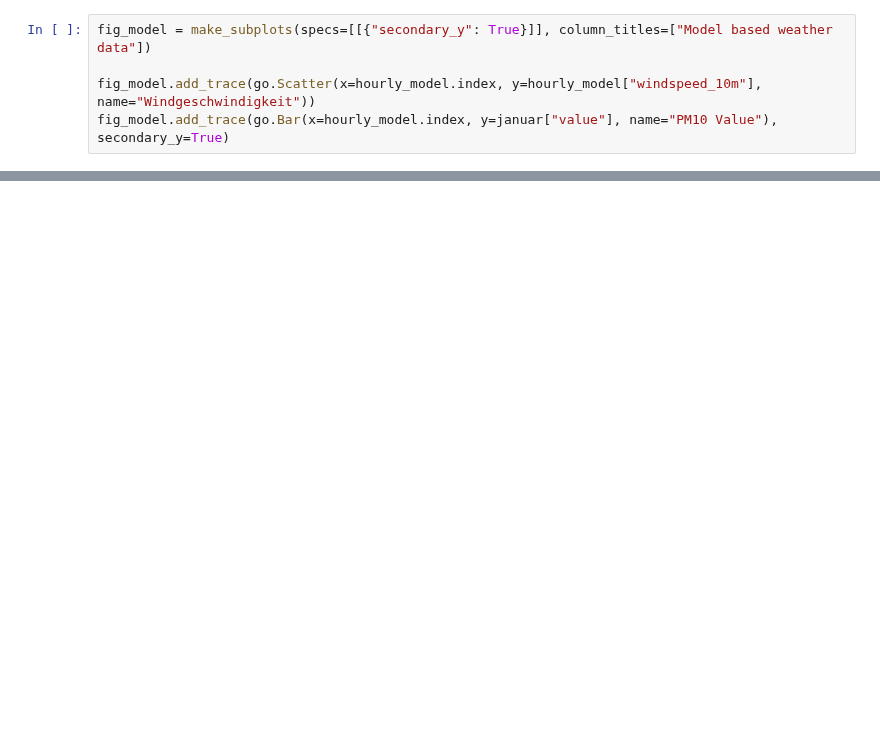
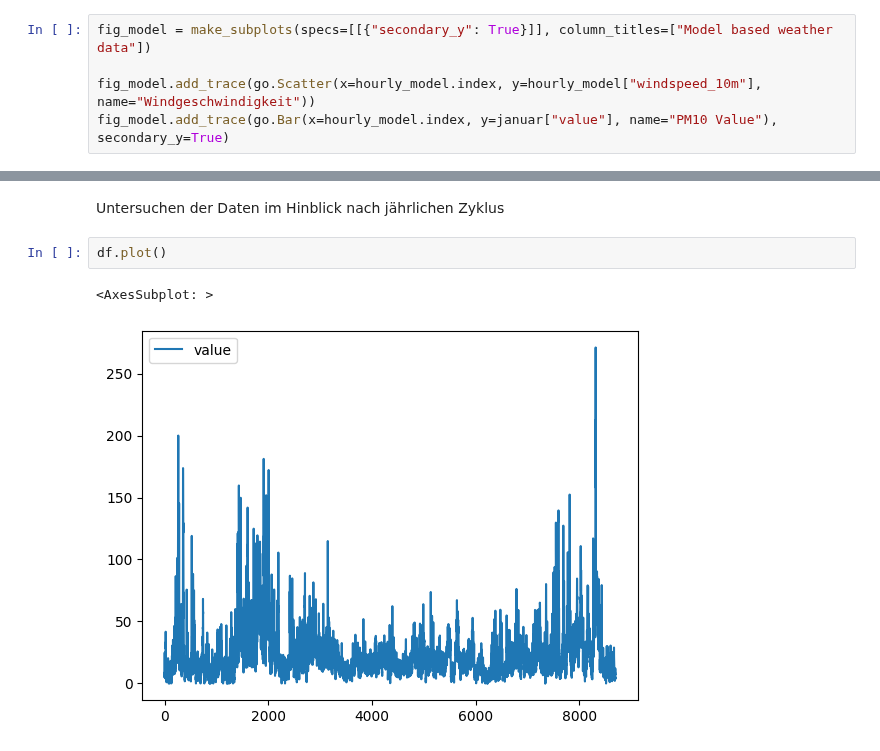
Before and after one commit to TheisNiklas/particulate-matter-prediction, a Jupyter notebook: src/weatherdata/weather_data_lineplots.ipynb, the cells around one changed output, grey strips where cells are left out. Cells and saved outputs as stored; diff of their text form; blank space fills up the shorter version.

```diff
--- a/src/weatherdata/weather_data_lineplots.ipynb
+++ b/src/weatherdata/weather_data_lineplots.ipynb
@@ -123,0 +148,7 @@ fig_model.add_trace(go.Scatter(x=hourly_model.index, y=januar["value"], name="PM
+# %% [markdown]
+Untersuchen der Daten im Hinblick nach jährlichen Zyklus
+# %%
+df.plot()
+# %% [output]
+<AxesSubplot: >
+[figure, added]
```
Also changed, not shown: parts of 9 cells of this notebook, 1 other file.
